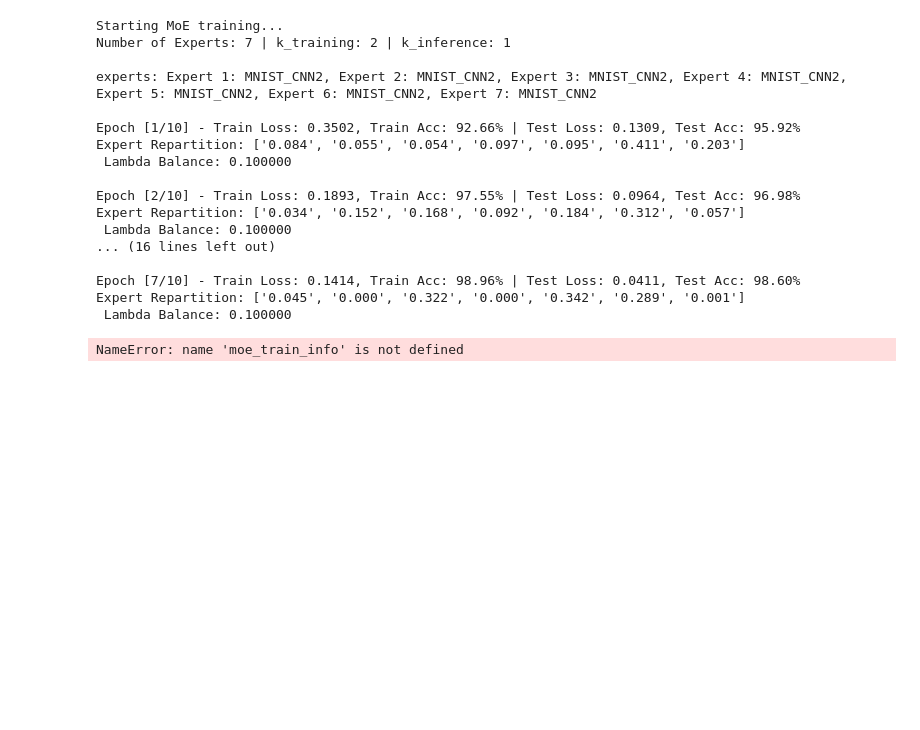
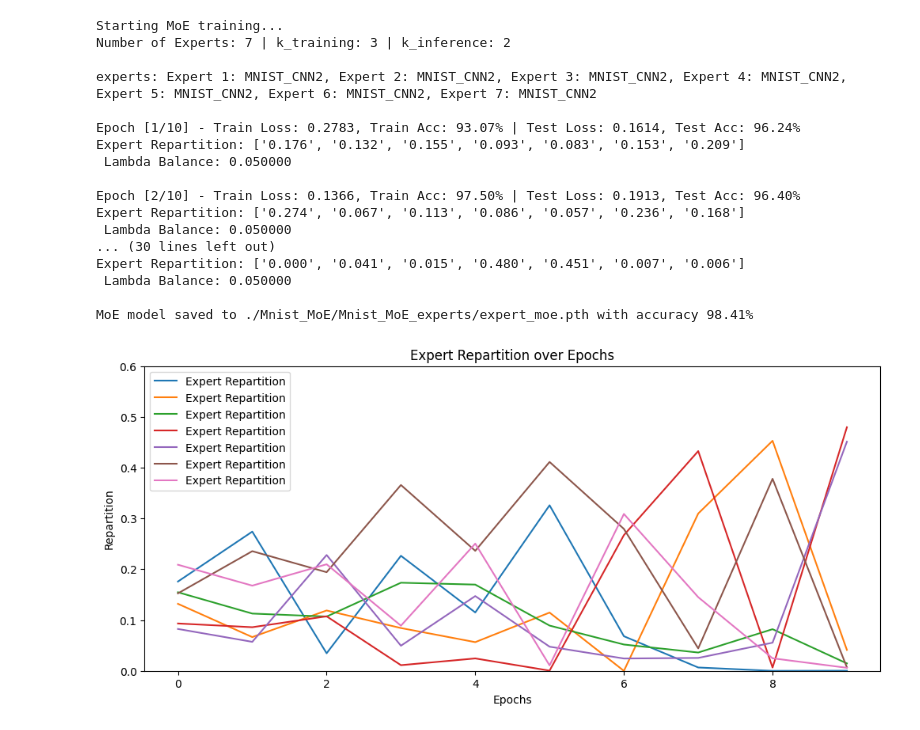
Before and after one commit to 0xNatgan/Arna, a Jupyter notebook: Vision_Moe/Mnist_MoE.ipynb, the cells around one changed output. Cells and saved outputs as stored; diff of their text form; code cells hidden in the pictures; blank space fills up the shorter version.

```diff
--- a/Vision_Moe/Mnist_MoE.ipynb
+++ b/Vision_Moe/Mnist_MoE.ipynb
@@ -1,51 +1,57 @@
+# %%
+from Mnist_MoE.train_MoE import moe_train_loop, create_moe_model
+
+nb_experts = 7
+
+moe = create_moe_model(
+        nb_experts=nb_experts,
+        k_training=3,
+        k_inference=2,
+        tau=1.2,
+        lambda_balance=0.05
+    )
 # %%
-from Mnist_MoE.train_MoE import moe_train_loop, create_moe_model
 
-moe = create_moe_model(
-        nb_experts=7,
-        k_training=2, # Reduced k to force distinct specialization
-        k_inference=1,
-        tau=1.5, # Higher temperature (>1) forces exploration of all experts
-        lambda_balance=0.3 # Strong penalty for expert collapse
-    )
 
 # Routing policy: 'hard' (tok_K), 'soft' (sotfmax or gumbell_softmax), 'hybrid' (soft with a thresholding)
 accuracies = {}
 moe_train_info = moe_train_loop(moe,
                                 epochs=10, # Increased epochs as balancing takes time to converge
                                 selection_policy_t='soft',
-                                selection_policy_i='hybrid',
+                                selection_policy_i='hard',
                                 gumbell_softmax_t=True,
                                 gumbell_softmax_i=False,
                                 threshold=None)
 accuracies.update(moe_train_info[0])
 # %% [output]
 Starting MoE training...
-Number of Experts: 7 | k_training: 2 | k_inference: 1
+Number of Experts: 7 | k_training: 3 | k_inference: 2
 
 experts: Expert 1: MNIST_CNN2, Expert 2: MNIST_CNN2, Expert 3: MNIST_CNN2, Expert 4: MNIST_CNN2, Expert 5: MNIST_CNN2, Expert 6: MNIST_CNN2, Expert 7: MNIST_CNN2
 
-Epoch [1/10] - Train Loss: 0.3502, Train Acc: 92.66% | Test Loss: 0.1309, Test Acc: 95.92%
-Expert Repartition: ['0.084', '0.055', '0.054', '0.097', '0.095', '0.411', '0.203']
- Lambda Balance: 0.100000
+Epoch [1/10] - Train Loss: 0.2783, Train Acc: 93.07% | Test Loss: 0.1614, Test Acc: 96.24%
+Expert Repartition: ['0.176', '0.132', '0.155', '0.093', '0.083', '0.153', '0.209']
+ Lambda Balance: 0.050000
 
-Epoch [2/10] - Train Loss: 0.1893, Train Acc: 97.55% | Test Loss: 0.0964, Test Acc: 96.98%
-Expert Repartition: ['0.034', '0.152', '0.168', '0.092', '0.184', '0.312', '0.057']
- Lambda Balance: 0.100000
-... (16 lines left out)
+Epoch [2/10] - Train Loss: 0.1366, Train Acc: 97.50% | Test Loss: 0.1913, Test Acc: 96.40%
+Expert Repartition: ['0.274', '0.067', '0.113', '0.086', '0.057', '0.236', '0.168']
+ Lambda Balance: 0.050000
+... (30 lines left out)
+Expert Repartition: ['0.000', '0.041', '0.015', '0.480', '0.451', '0.007', '0.006']
+ Lambda Balance: 0.050000
 
-Epoch [7/10] - Train Loss: 0.1414, Train Acc: 98.96% | Test Loss: 0.0411, Test Acc: 98.60%
-Expert Repartition: ['0.045', '0.000', '0.322', '0.000', '0.342', '0.289', '0.001']
- Lambda Balance: 0.100000
+MoE model saved to ./Mnist_MoE/Mnist_MoE_experts/expert_moe.pth with accuracy 98.41%
 # %%
 import matplotlib.pyplot as plt
 informations = moe_train_info[1]
 
 plt.figure(figsize=(12, 5))
 plt.plot([informations[epoch]["repartition"] for epoch in informations], label="Expert Repartition")
 plt.xlabel("Epochs")
+plt.ylim(0, 0.6)
+plt.ylabel("Repartition")
 plt.title("Expert Repartition over Epochs")
 plt.legend()
 plt.show()
 # %% [output]
-NameError: name 'moe_train_info' is not defined
+[figure, added]
```
Also changed, not shown: parts of 4 cells of this notebook, 1 other file.
